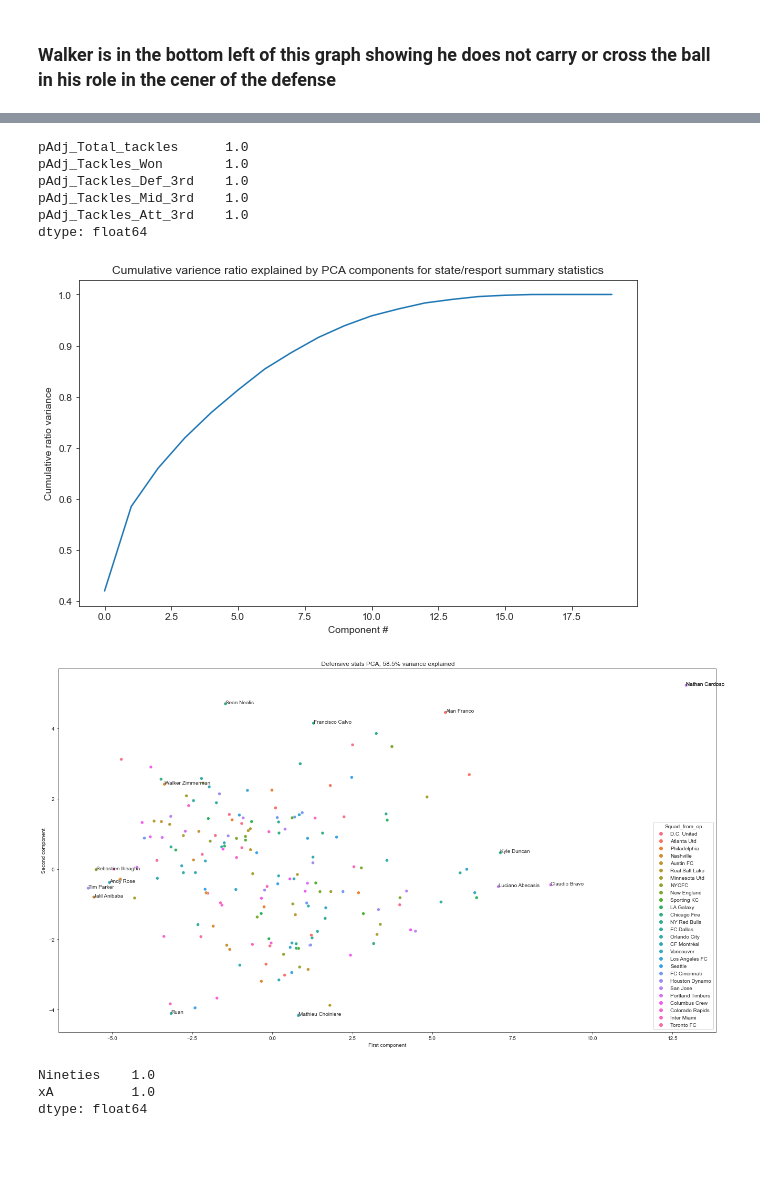
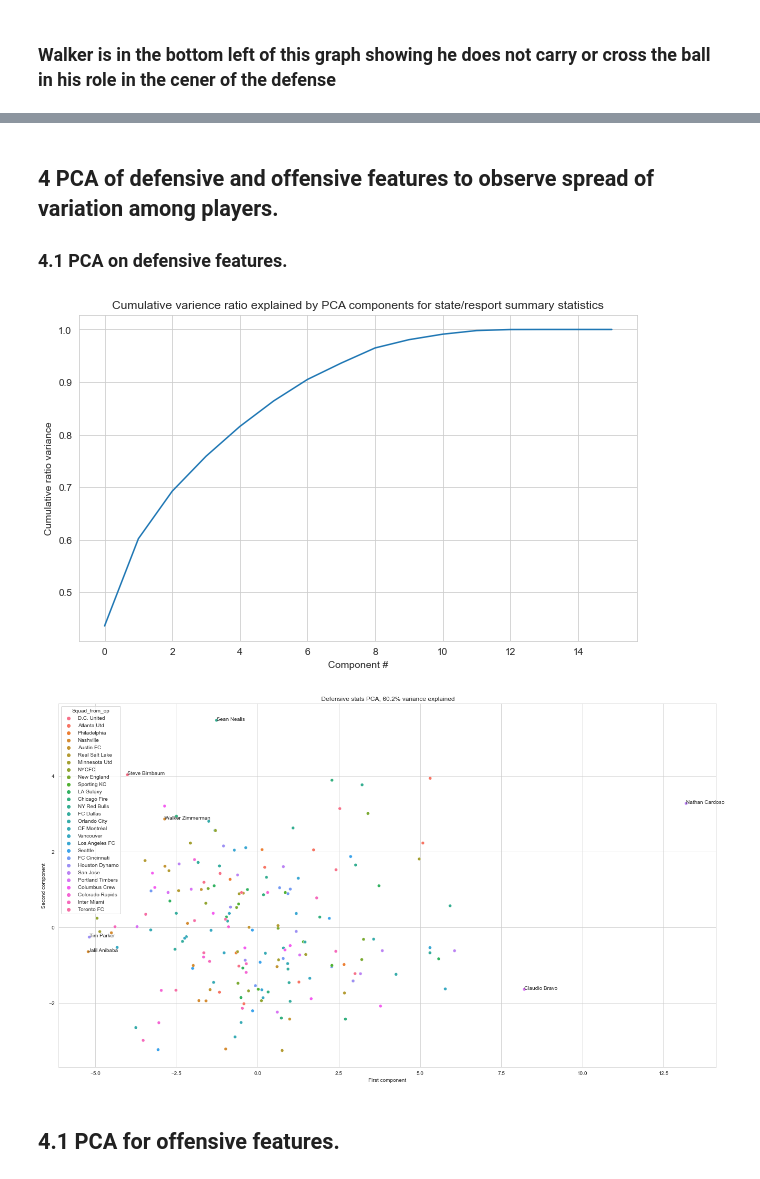
Before and after one commit to misterrustia/MLS_clustering_Captsone, a Jupyter notebook: 2_Exploratory_Data_analysis/Player_exploratory_data_analysis.ipynb, the cells around one changed output, grey strips where cells are left out. Saved outputs shown, nothing was run; the diff lists cells and outputs as text; code cells hidden in the pictures; blank space fills up the shorter version.

```diff
--- a/2_Exploratory_Data_analysis/Player_exploratory_data_analysis.ipynb
+++ b/2_Exploratory_Data_analysis/Player_exploratory_data_analysis.ipynb
@@ -347,7 +250,7 @@ for p, x, y in zip(p, x, y):
 
 graph = df.loc[(df['Crosses']>.1)&(df['Position']=='DF')&(df['Nineties']>10)]
 
-sns.set_style('ticks')
+sns.set_style('whitegrid')
 
 fig, ax = plt.subplots()
 fig.set_size_inches(18.5, 10.5)
@@ -384,7 +287,7 @@ plt.tight_layout()
 graph = df.loc[(df['pAdj_Tackle_int_blocks']<35)&(df['Position']=='DF')&(df['Aerial_win_pct']<100)&
                (df['Aerial_win_pct']>0)&(df['Nineties']>5)]
 
-sns.set_style('ticks')
+sns.set_style('whitegrid')
 
 fig, ax = plt.subplots()
 fig.set_size_inches(18.5, 10.5)
@@ -405,7 +308,7 @@ for p, x, y in zip(p, x, y):
         plt.annotate(p, (x, y))
     if y > 80:
          plt.annotate(p, (x, y))
-    if x > 12:
+    elif x > 12:
         plt.annotate(p,(x,y))
 
 
@@ -415,7 +318,7 @@ plt.tight_layout()
 # %%
 graph = df.loc[(df['pAdj_Tackle_int_blocks']<35)&(df['Position']=='DF')&(df['Aerial_win_pct']<100)&
                (df['Aerial_win_pct']>0)&(df['Nineties']>5)]
-sns.set_style('ticks')
+sns.set_style('whitegrid')
 
 fig, ax = plt.subplots()
 fig.set_size_inches(18.5, 10.5)
@@ -434,9 +337,9 @@ g = sns.scatterplot(data=graph, x =x, y=y,hue='Squad_from_op',
 for p, x, y in zip(p, x, y):
     if p == 'Walker Zimmerman':
         plt.annotate(p, (x, y))
-    if y > 170:
+    elif y > 170:
          plt.annotate(p, (x, y))
-    if x > 450:
+    elif x > 450:
         plt.annotate(p,(x,y))
 
 
@@ -467,26 +349,19 @@ names = defenders['player_name']
+# %% [markdown]
+## 4 PCA of defensive and offensive features to observe spread of variation among players.
+
+### 4.1 PCA on defensive features.
 # %%
 def_stats = defenders[[ 'pAdj_Total_tackles', 'pAdj_Tackles_Won', 'pAdj_Tackles_Def_3rd',
        'pAdj_Tackles_Mid_3rd', 'pAdj_Tackles_Att_3rd',
        'pAdj_Num_Dribblers_tackled', 'pAdj_Num_Dribbled_past',
-       'pAdj_total_pressing', 'pAdj_Won_ball_5_sec',  'pAdj_Blocks',
-       'pAdj_Interceptions', 'pAdj_Clearences',
-       'pAdj_Yellow_cards',
+        'pAdj_Blocks','pAdj_Interceptions', 'pAdj_Clearences',
        'pAdj_Fouls', 'pAdj_def_interceptions',
-        'pAdj_PK_conceded',
        'pAdj_Recoveries', 'pAdj_Aerial_Duels_lost',
        'True_tackle_pct', 'pAdj_Tackle_int_blocks']]
+names = defenders['player_name']
-# %%
-def_stats_scale = scale(def_stats)
-def_scaled_df = pd.DataFrame(def_stats_scale, columns=def_stats.columns)
-def_scaled_df.std(ddof=0).head()
-# %% [output]
-pAdj_Total_tackles      1.0
-pAdj_Tackles_Won        1.0
-pAdj_Tackles_Def_3rd    1.0
-pAdj_Tackles_Mid_3rd    1.0
-pAdj_Tackles_Att_3rd    1.0
-dtype: float64
 # %%
+def_stats_scale = scale(def_stats)
+def_scaled_df = pd.DataFrame(def_stats_scale, columns=def_stats.columns)
 def_pca = PCA().fit(def_stats_scale)
 
 plt.subplots(figsize=(10, 6))
@@ -495,4 +370,4 @@ plt.xlabel('Component #')
 plt.ylabel('Cumulative ratio variance')
 plt.title('Cumulative varience ratio explained by PCA components for state/resport summary statistics');
 # %% [output]
-[figure, old version]
+[figure, new version]
@@ -503,29 +374,32 @@ def_pca_df = pd.DataFrame(def_pca_x[:,:2])
 # %%
+
+def_pca_x = def_pca.transform(def_stats_scale)
 def_pca_df = pd.DataFrame(def_pca_x[:,:2])
-sns.set_style('ticks')
+
+sns.set_style('whitegrid')
 fig, ax = plt.subplots()
 fig.set_size_inches(18.5, 10.5)
 data = def_pca_x[:,0:2]
 x = def_pca_x[:, 0]
 y = def_pca_x[:, 1]
 p = names
 c = defenders['Squad_from_op']
 
 
 pc_var = 100 * def_pca.explained_variance_ratio_.cumsum()[1]
 g = sns.scatterplot(data=def_pca_df, x =x, y=y,hue=c, ax=ax)
 plt.xlabel('First component')
 plt.ylabel('Second component')
 plt.title(f' Defensive stats PCA, {pc_var:.1f}% variance explained')
 
 for p, x, y in zip(p, x, y):
     if p == 'Walker Zimmerman':
         plt.annotate(p, (x, y))
     if y > 4 or y<-4:
          plt.annotate(p, (x, y))
     if x > 7 or x< -5:
         plt.annotate(p,(x,y))
 
 plt.tight_layout()
 # %% [output]
-[figure, old version]
+[figure, new version]
@@ -534,3 +406,5 @@ plt.tight_layout()
+# %% [markdown]
+## 4.1 PCA for offensive features.
 # %%
 att_stats = defenders[['Nineties', 'xA',
        'Key_pass', 'Comp_prog',
@@ -547,12 +421,4 @@ att_stats = defenders[['Nineties', 'xA',
        'Aerial_win_pct', 'Gls', 'Sh', 'SoT', 'SoT%', 'Sh/90', 'SoT/90',
        'G/Sh', 'G/SoT', 'xG', 'npxG',
        'npxG/Sh', 'np:G-xG']]
-# %%
-att_stats_scale = scale(att_stats)
-att_scaled_df = pd.DataFrame(att_stats_scale, columns=att_stats.columns)
-att_scaled_df.std(ddof=0).head(2)
-# %% [output]
-Nineties    1.0
-xA          1.0
-dtype: float64
 # %%
```
Also changed, not shown: parts of 35 cells of this notebook, 7 other files.
